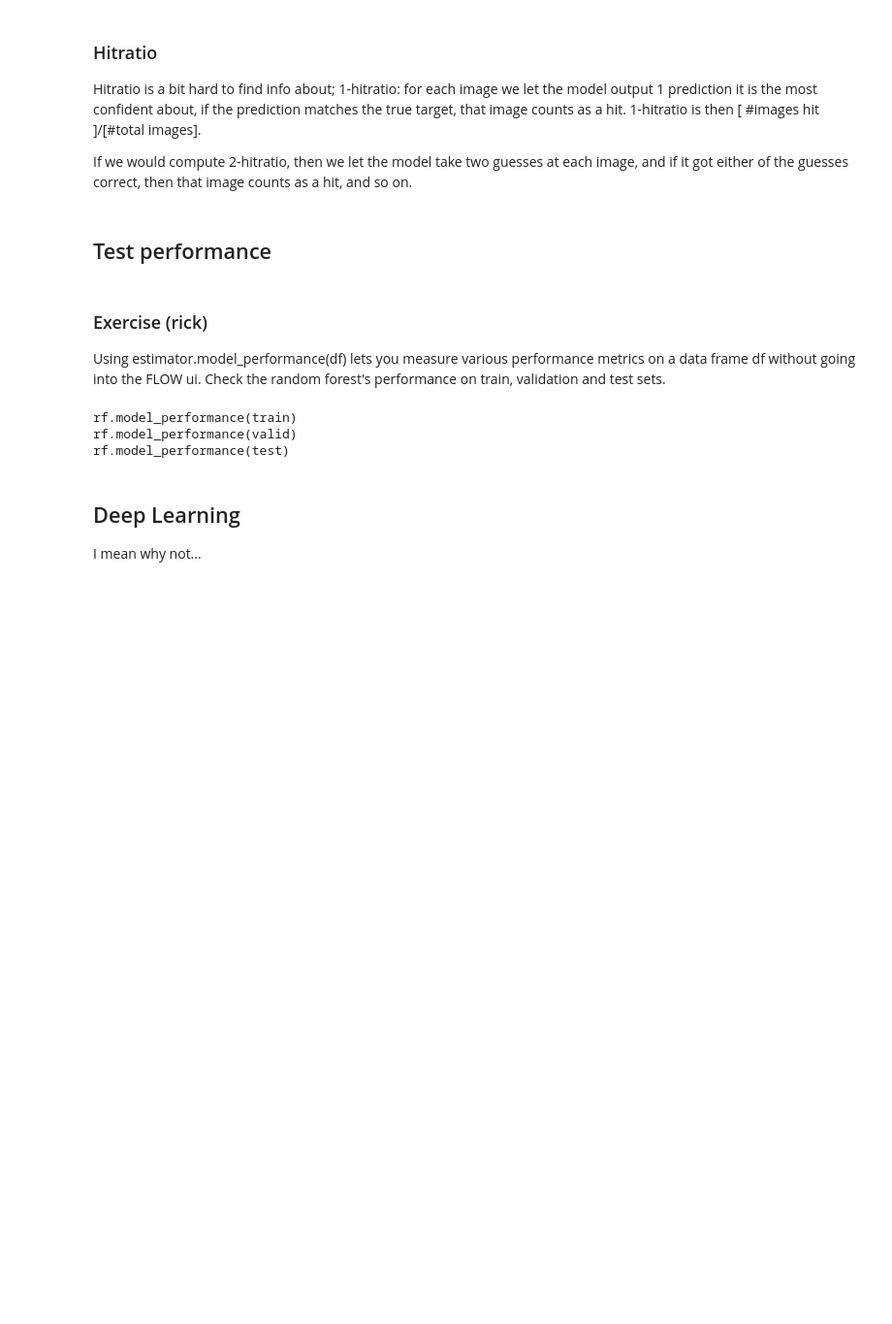
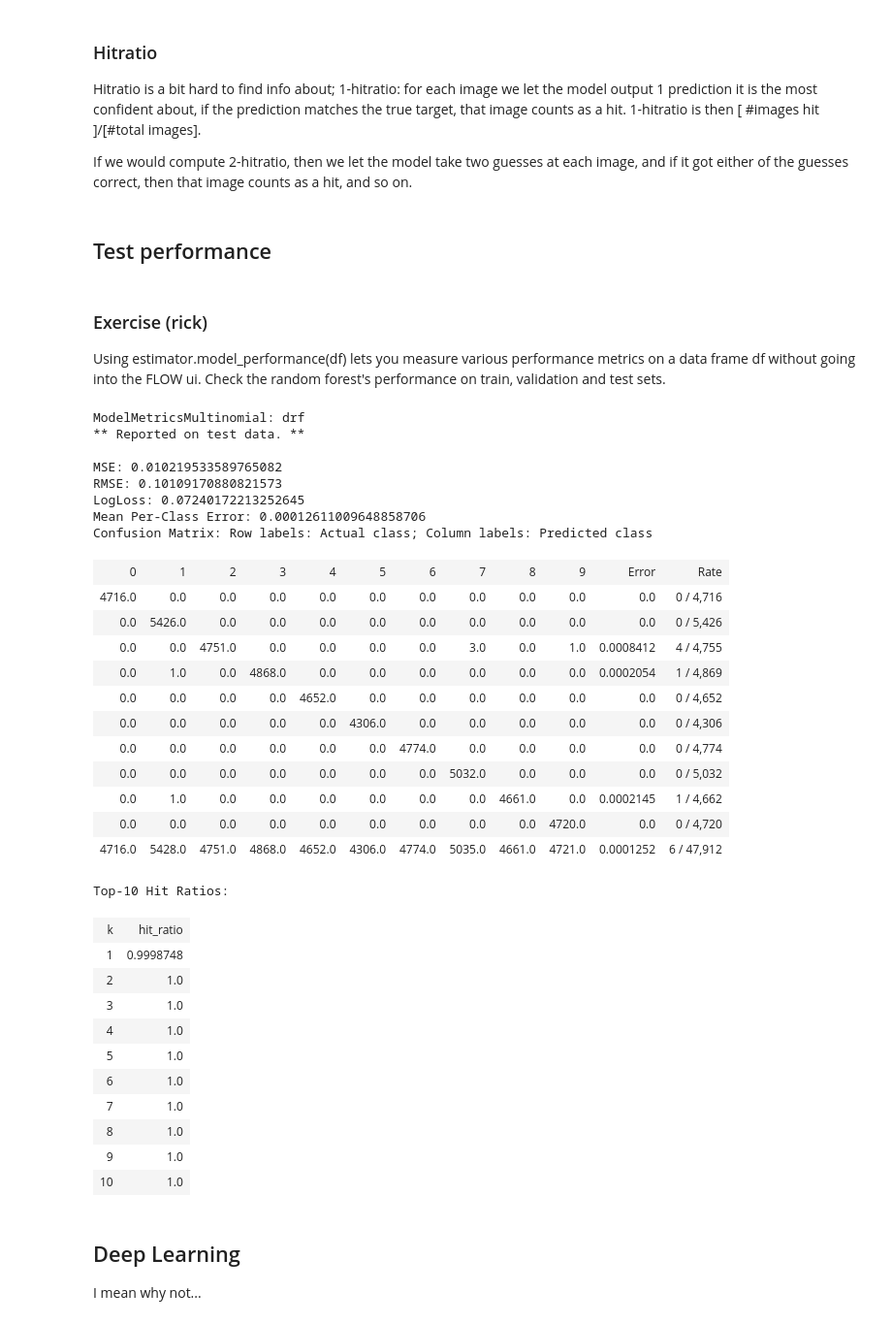
Before and after one commit to breakanalysis/mlworkshop, a Jupyter notebook: project/work/MNIST-solved.ipynb, the cells around one changed output. Shown at 97% size. Cells and saved outputs as stored; diff of their text form; code cells hidden in the pictures; blank space fills up the shorter version.

```diff
--- a/project/work/MNIST-solved.ipynb
+++ b/project/work/MNIST-solved.ipynb
@@ -156,9 +156,38 @@ If we would compute 2-hitratio, then we let the model take two guesses at each i
 # %% [markdown]
 ### Exercise (rick)
 Using estimator.model_performance(df) lets you measure various performance metrics on a data frame df without going into the FLOW ui. Check the random forest's performance on train, validation and test sets.
-# %%
-cheat('rick')
-# %% [output]
-rf.model_performance(train)
-rf.model_performance(valid)
-rf.model_performance(test)
+# %%
+rf.model_performance(train)
+# %% [output]
+ModelMetricsMultinomial: drf
+** Reported on test data. **
+
+MSE: 0.010219533589765082
+RMSE: 0.10109170880821573
+LogLoss: 0.07240172213252645
+Mean Per-Class Error: 0.00012611009648858706
+Confusion Matrix: Row labels: Actual class; Column labels: Predicted class
+| 0 | 1 | 2 | 3 | 4 | 5 | 6 | 7 | 8 | 9 | Error | Rate |
+| 4716.0 | 0.0 | 0.0 | 0.0 | 0.0 | 0.0 | 0.0 | 0.0 | 0.0 | 0.0 | 0.0 | 0 / 4,716 |
+| 0.0 | 5426.0 | 0.0 | 0.0 | 0.0 | 0.0 | 0.0 | 0.0 | 0.0 | 0.0 | 0.0 | 0 / 5,426 |
+| 0.0 | 0.0 | 4751.0 | 0.0 | 0.0 | 0.0 | 0.0 | 3.0 | 0.0 | 1.0 | 0.0008412 | 4 / 4,755 |
+| 0.0 | 1.0 | 0.0 | 4868.0 | 0.0 | 0.0 | 0.0 | 0.0 | 0.0 | 0.0 | 0.0002054 | 1 / 4,869 |
+| 0.0 | 0.0 | 0.0 | 0.0 | 4652.0 | 0.0 | 0.0 | 0.0 | 0.0 | 0.0 | 0.0 | 0 / 4,652 |
+| 0.0 | 0.0 | 0.0 | 0.0 | 0.0 | 4306.0 | 0.0 | 0.0 | 0.0 | 0.0 | 0.0 | 0 / 4,306 |
+| 0.0 | 0.0 | 0.0 | 0.0 | 0.0 | 0.0 | 4774.0 | 0.0 | 0.0 | 0.0 | 0.0 | 0 / 4,774 |
+| 0.0 | 0.0 | 0.0 | 0.0 | 0.0 | 0.0 | 0.0 | 5032.0 | 0.0 | 0.0 | 0.0 | 0 / 5,032 |
+| 0.0 | 1.0 | 0.0 | 0.0 | 0.0 | 0.0 | 0.0 | 0.0 | 4661.0 | 0.0 | 0.0002145 | 1 / 4,662 |
+| 0.0 | 0.0 | 0.0 | 0.0 | 0.0 | 0.0 | 0.0 | 0.0 | 0.0 | 4720.0 | 0.0 | 0 / 4,720 |
+| 4716.0 | 5428.0 | 4751.0 | 4868.0 | 4652.0 | 4306.0 | 4774.0 | 5035.0 | 4661.0 | 4721.0 | 0.0001252 | 6 / 47,912 |
+Top-10 Hit Ratios:
+| k | hit_ratio |
+| 1 | 0.9998748 |
+| 2 | 1.0 |
+| 3 | 1.0 |
+| 4 | 1.0 |
+| 5 | 1.0 |
+| 6 | 1.0 |
+| 7 | 1.0 |
+| 8 | 1.0 |
+| 9 | 1.0 |
+| 10 | 1.0 |
```
Also changed, not shown: parts of 19 cells of this notebook, 1 other file.
